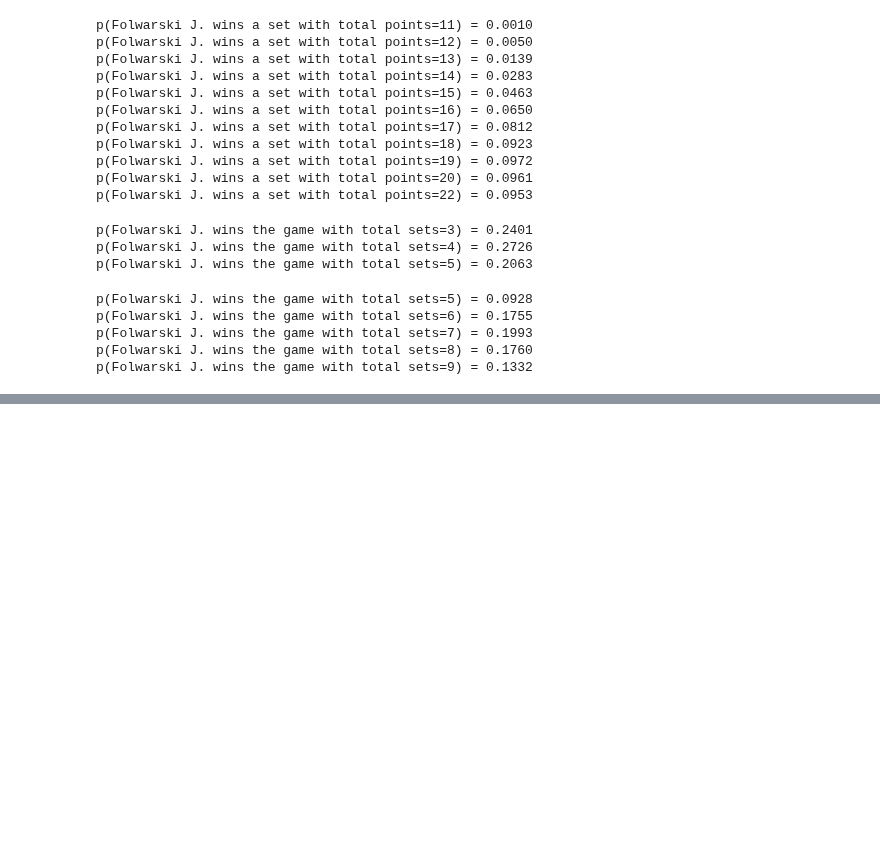
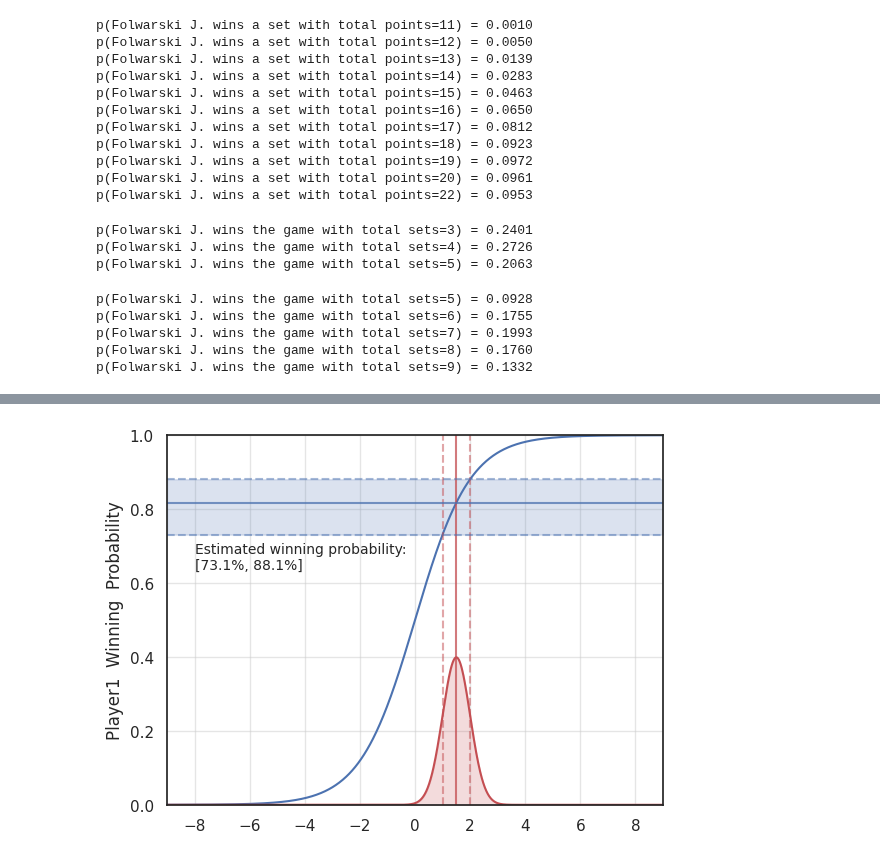
Before and after one commit to ansonkwokth/TableTennisPrediction, a Jupyter notebook: example.ipynb, the cells around one changed output, grey strips where cells are left out. Drawn from its saved outputs; the diff is of its cells as text; code cells hidden in the pictures; blank space fills up the shorter version.

```diff
--- a/example.ipynb
+++ b/example.ipynb
@@ -343,0 +402,45 @@ Lifanova O. (0.1264305899105458, 1.0138259669332161)
+# %%
+def sigmoid(x):
+  return 1 / (1 + np.exp(-x))
+# %%
+
+from scipy.stats import norm
+
+x = np.linspace(-9, 9, 1000)
+plt.plot(x, sigmoid(x))
+
+mu = 1.5
+sigma = 0.5
+y = norm.pdf(x, mu, sigma)  # Probability density function
+
+# Plot the Gaussian distribution on top of the existing plot
+y_plot = y*0.5
+line, = plt.plot(x, y_plot, 'r-', label='Gaussian Distribution')
+plt.fill_between(x, y_plot, color=line.get_color(), alpha=0.2)
+
+
+
+plt.axvline(x=mu, color='r', linestyle='-', alpha=0.75)
+plt.axvline(x=mu+sigma, color='r', linestyle='--', alpha=0.5)
+plt.axvline(x=mu-sigma, color='r', linestyle='--', alpha=0.5)
+
+# Plot the corresponding horizontal line
+plt.axhline(y=sigmoid(mu), color='b', linestyle='-', alpha=0.75)
+plt.axhline(y=sigmoid(mu+sigma), color='b', linestyle='--', alpha=0.5)
+plt.axhline(y=sigmoid(mu-sigma), color='b', linestyle='--', alpha=0.5)
+
+plt.fill_between(x, sigmoid(mu-sigma), sigmoid(mu+sigma), color='b', alpha=0.2)
+
+plt.ylim(0, 1.)
+
+plt.text(-8, .67, f"Estimated winning probability: \n[{sigmoid(mu-sigma)*100:.1f}%, {sigmoid(mu+sigma)*100:.1f}%]", fontsize=10,
+        ha="left", va="center")
+
+# Add gridlines
+plt.grid(True, linestyle='-', alpha=0.5)
+
+plt.ylabel("Player1  Winning  Probability");
+
+plt.margins(x=0)
+# %% [output]
+[figure, added]
```
Also changed, not shown: parts of 20 cells of this notebook.
